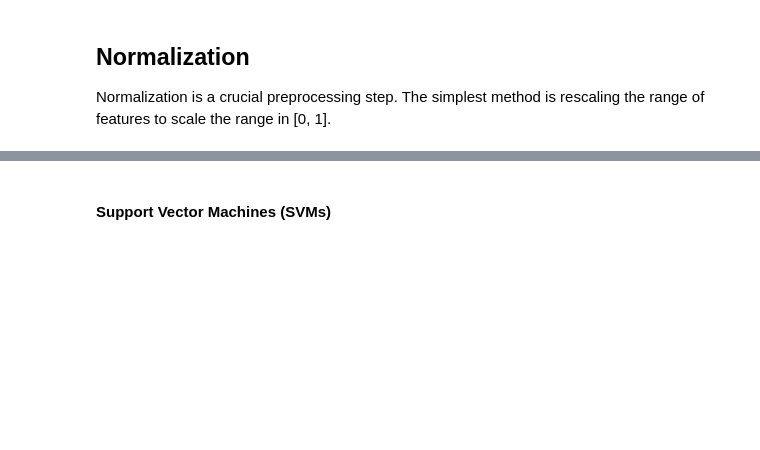
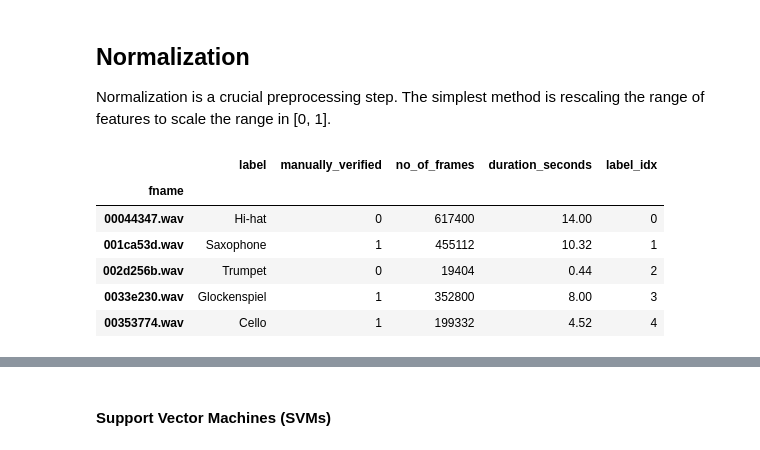
Before and after one commit to madhujagosavi/FinalProject, a Jupyter notebook: sklearn_ml.ipynb, the cells around one changed output, grey strips where cells are left out. Drawn from its saved outputs; the diff is of its cells as text; code cells hidden in the pictures; blank space fills up the shorter version.

```diff
--- a/info6101_final_project_ml.ipynb
+++ b/sklearn_ml.ipynb
@@ -165,7 +166,25 @@ def audio_norm(data):
 LABELS = list(train.label.unique())
 label_idx = {label: i for i, label in enumerate(LABELS)}
 # change if train/test's index is not set as fname
-# train.set_index("fname", inplace=True)
-# test.set_index("fname", inplace=True)
+train.set_index("fname", inplace=True)
+test.set_index("fname", inplace=True)
 train["label_idx"] = train.label.apply(lambda x: label_idx[x])
+# %%
+def extract_file_metadata(row):
+    file_name = 'data/audio_train/'+ row['fname']
+    wav = wave.open(file_name)
+    return wav.getnframes()
+# %%
+train['no_of_frames'] = train.apply(extract_file_metadata, axis = 1)
+train['duration_seconds'] = train['no_of_frames']/(44100)
+# %%
+train.head()
+# %% [output]
+|  | label | manually_verified | no_of_frames | duration_seconds | label_idx |
+| fname |  |  |  |  |  |
+| 00044347.wav | Hi-hat | 0 | 617400 | 14.00 | 0 |
+| 001ca53d.wav | Saxophone | 1 | 455112 | 10.32 | 1 |
+| 002d256b.wav | Trumpet | 0 | 19404 | 0.44 | 2 |
+| 0033e230.wav | Glockenspiel | 1 | 352800 | 8.00 | 3 |
+| 00353774.wav | Cello | 1 | 199332 | 4.52 | 4 |
 # %%
```
Also changed, not shown: parts of 32 cells of this notebook.
